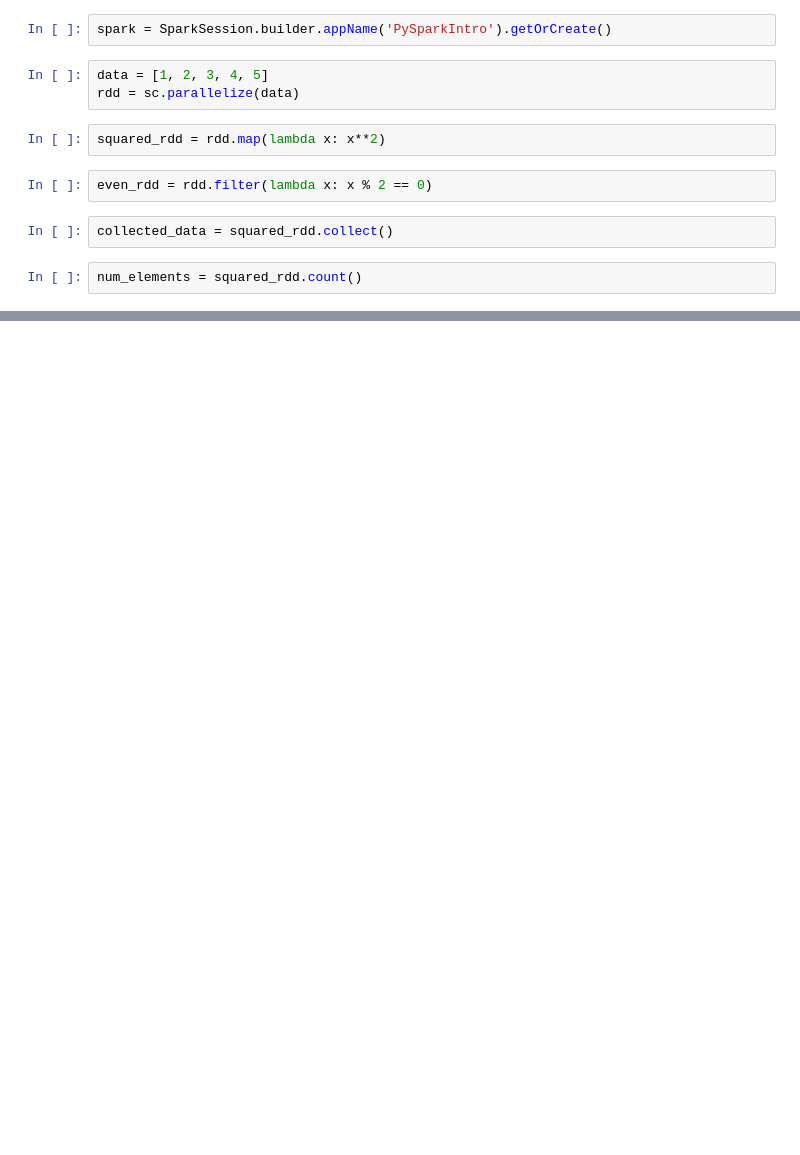
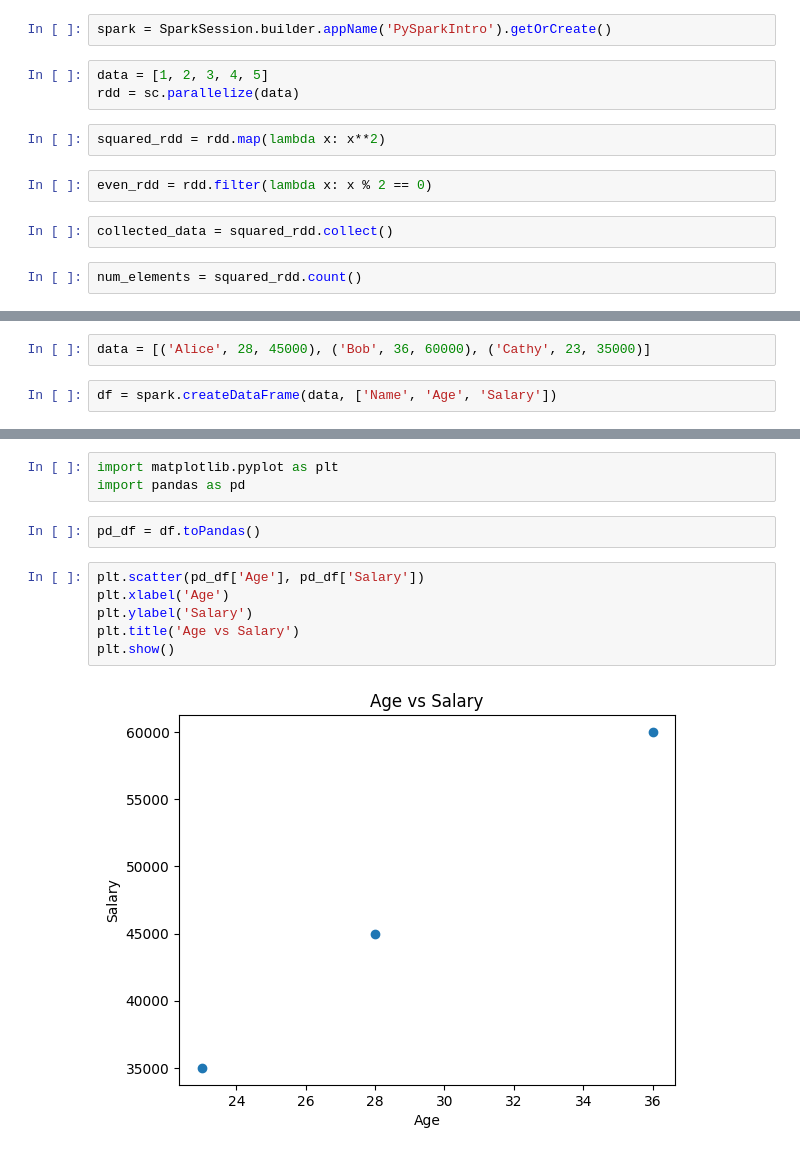
Before and after one commit to ishan-anuranga/PySparkConcepts, a Jupyter notebook: PySpark_Concepts.ipynb, the cells around one changed output, grey strips where cells are left out. Saved outputs shown, nothing was run; the diff lists cells and outputs as text; blank space fills up the shorter version.

```diff
--- a/PySpark_Concepts.ipynb
+++ b/PySpark_Concepts.ipynb
@@ -26,0 +162,4 @@ num_elements = squared_rdd.count()
+# %%
+data = [('Alice', 28, 45000), ('Bob', 36, 60000), ('Cathy', 23, 35000)]
+# %%
+df = spark.createDataFrame(data, ['Name', 'Age', 'Salary'])
@@ -26,0 +182,13 @@ num_elements = squared_rdd.count()
+# %%
+import matplotlib.pyplot as plt
+import pandas as pd
+# %%
+pd_df = df.toPandas()
+# %%
+plt.scatter(pd_df['Age'], pd_df['Salary'])
+plt.xlabel('Age')
+plt.ylabel('Salary')
+plt.title('Age vs Salary')
+plt.show()
+# %% [output]
+[figure, added]
```
Also changed, not shown: parts of 38 cells of this notebook.
